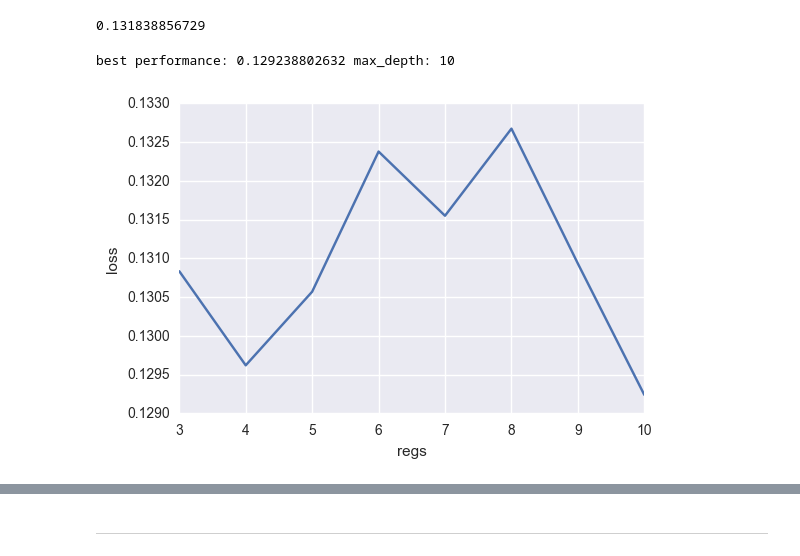
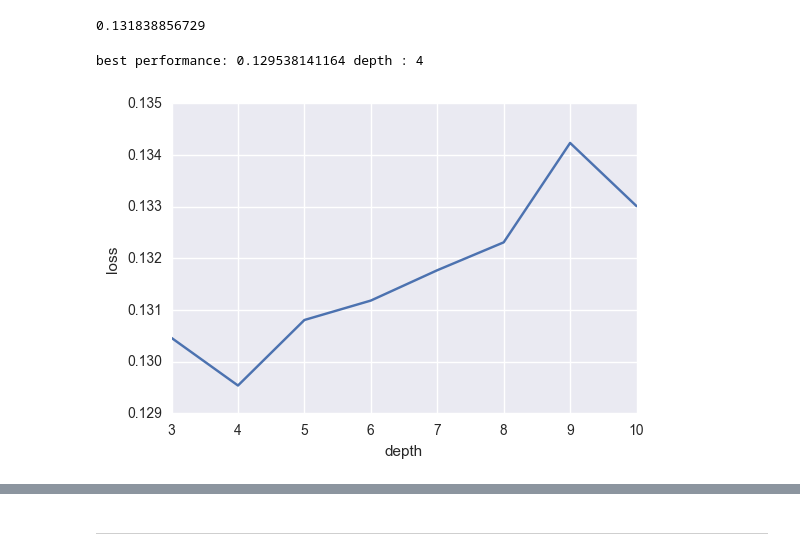
Before and after one commit to Beanzwang/kaggle, a Jupyter notebook: house_price/house price.ipynb, the cells around one changed output, grey strips where cells are left out. Drawn from its saved outputs; the diff is of its cells as text; code cells hidden in the pictures.

```diff
--- a/house_price/house price.ipynb
+++ b/house_price/house price.ipynb
@@ -382,11 +363,5 @@ svr_validate(X_pca_train, y_pca_train, X_pca_test, y_pac_test)
-# %%
-# find the best parameter: 4.82 from experiment
-init = 0.01
-pca_cs = []
-pca_l_loss = []
-for i in range(1, 1001):
-    c = i*init
-    loss = svr_validate(X_pca_train, y_train, X_pca_test, y_test, C=c)
-    pca_cs.append(c)
-    pca_l_loss.append(loss)
+# %%
+# find the best parameter: 4.82 from experiment
+cs = np.linspace(0.01, 5, 500).tolist()
+svr_pca_loss = [RMSE_cv(SVR(C=c), X_pca, y) for c in cs]
 # %%
@@ -427,13 +389,10 @@ for i in range(3, 11):
-# %%
-index, value = min(enumerate(losses), key=operator.itemgetter(1))
-data_num = train.shape[1]
-print("best performance:", value, "max_depth:", max_depth[index])
-plt.plot(max_depth, losses)
-plt.xlabel("regs")
-plt.ylabel("loss")
-plt.show()
-# %% [output]
-best performance: 0.129238802632 max_depth: 10
-[figure, removed]
+# %%
+# tuning parameters
+xgb_losses = [RMSE_cv(xgb.XGBRegressor(max_depth=i, learning_rate=0.05, n_estimators=400),
+                      X, y)for i in range(3, 11)]
+best_depth = plot_loss(list(range(3, 11)), xgb_losses, "depth", "loss")
+# %% [output]
+best performance: 0.129538141164 depth : 4
+[figure, added]
 # %%
 # make prediction, reg_lambda=1.5
```
Also changed, not shown: parts of 30 cells of this notebook, 4 other files.
